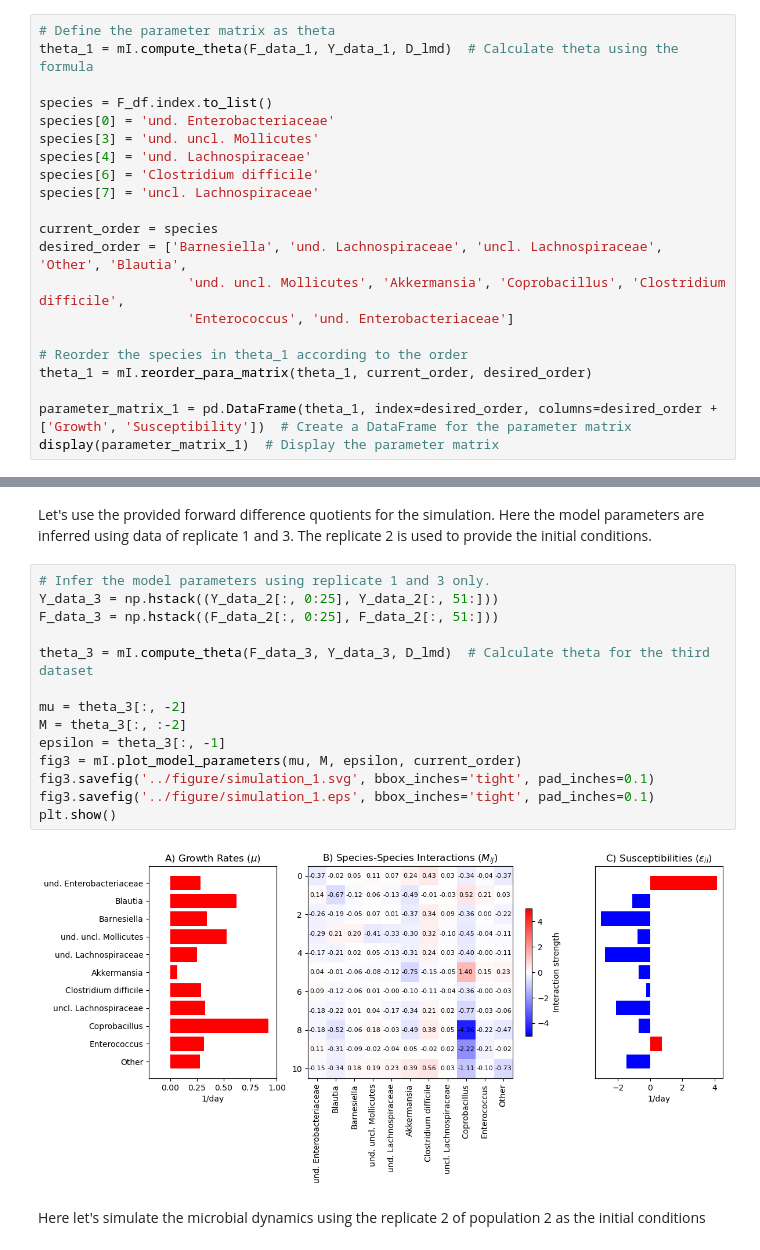
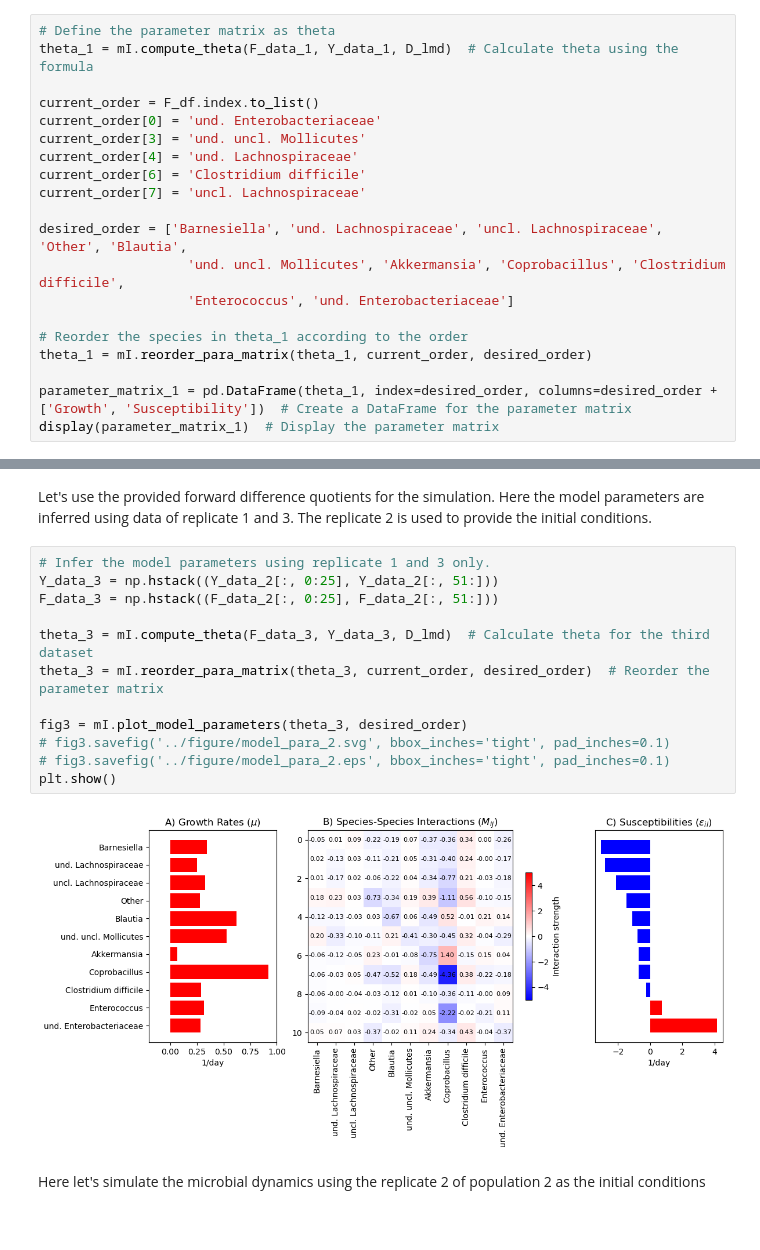
Before and after one commit to BOYANGLI233/gLV-model-implementation, a Jupyter notebook: notebook/gLV_fit.ipynb, the cells around one changed output, grey strips where cells are left out. Drawn from its saved outputs; the diff is of its cells as text.

```diff
--- a/notebook/gLV_fit.ipynb
+++ b/notebook/gLV_fit.ipynb
@@ -118,14 +118,13 @@ Solve the parameters analyticall via matrix operations:
 # Define the parameter matrix as theta
 theta_1 = mI.compute_theta(F_data_1, Y_data_1, D_lmd)  # Calculate theta using the formula
 
-species = F_df.index.to_list()
-species[0] = 'und. Enterobacteriaceae'
-species[3] = 'und. uncl. Mollicutes'
-species[4] = 'und. Lachnospiraceae'
-species[6] = 'Clostridium difficile'
-species[7] = 'uncl. Lachnospiraceae'
+current_order = F_df.index.to_list()
+current_order[0] = 'und. Enterobacteriaceae'
+current_order[3] = 'und. uncl. Mollicutes'
+current_order[4] = 'und. Lachnospiraceae'
+current_order[6] = 'Clostridium difficile'
+current_order[7] = 'uncl. Lachnospiraceae'
 
-current_order = species
 desired_order = ['Barnesiella', 'und. Lachnospiraceae', 'uncl. Lachnospiraceae', 'Other', 'Blautia',
                    'und. uncl. Mollicutes', 'Akkermansia', 'Coprobacillus', 'Clostridium difficile',
                    'Enterococcus', 'und. Enterobacteriaceae']
@@ -206,19 +199,17 @@ Let's use the provided forward difference quotients for the simulation. Here the
 # %%
 # Infer the model parameters using replicate 1 and 3 only.
 Y_data_3 = np.hstack((Y_data_2[:, 0:25], Y_data_2[:, 51:]))
 F_data_3 = np.hstack((F_data_2[:, 0:25], F_data_2[:, 51:]))
 
 theta_3 = mI.compute_theta(F_data_3, Y_data_3, D_lmd)  # Calculate theta for the third dataset
+theta_3 = mI.reorder_para_matrix(theta_3, current_order, desired_order)  # Reorder the parameter matrix
 
-mu = theta_3[:, -2]
-M = theta_3[:, :-2]
-epsilon = theta_3[:, -1]
-fig3 = mI.plot_model_parameters(mu, M, epsilon, current_order)
-fig3.savefig('../figure/simulation_1.svg', bbox_inches='tight', pad_inches=0.1)
-fig3.savefig('../figure/simulation_1.eps', bbox_inches='tight', pad_inches=0.1)
+fig3 = mI.plot_model_parameters(theta_3, desired_order)
+# fig3.savefig('../figure/model_para_2.svg', bbox_inches='tight', pad_inches=0.1)
+# fig3.savefig('../figure/model_para_2.eps', bbox_inches='tight', pad_inches=0.1)
 plt.show()
 # %% [output]
-[figure, old version]
+[figure, new version]
 # %% [markdown]
 Here let's simulate the microbial dynamics using the replicate 2 of population 2 as the initial conditions
 # %%
```
Also changed, not shown: parts of 5 cells of this notebook, 6 other files.
